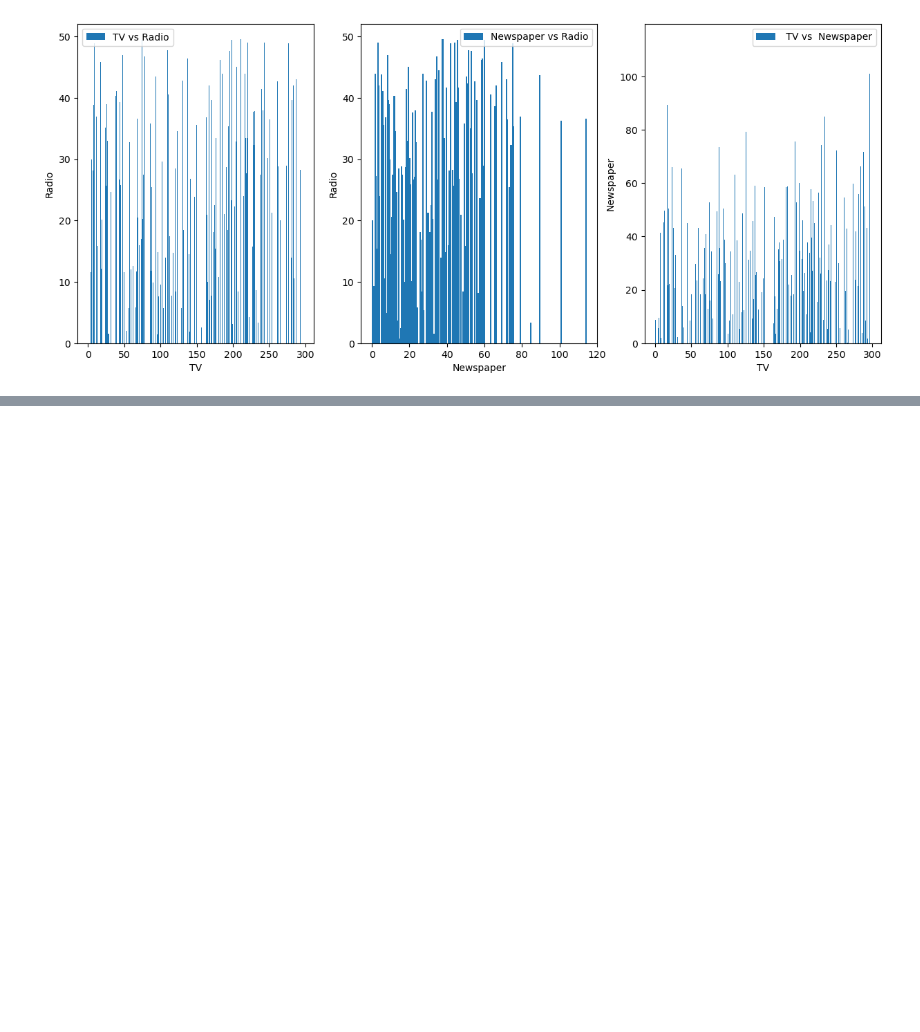
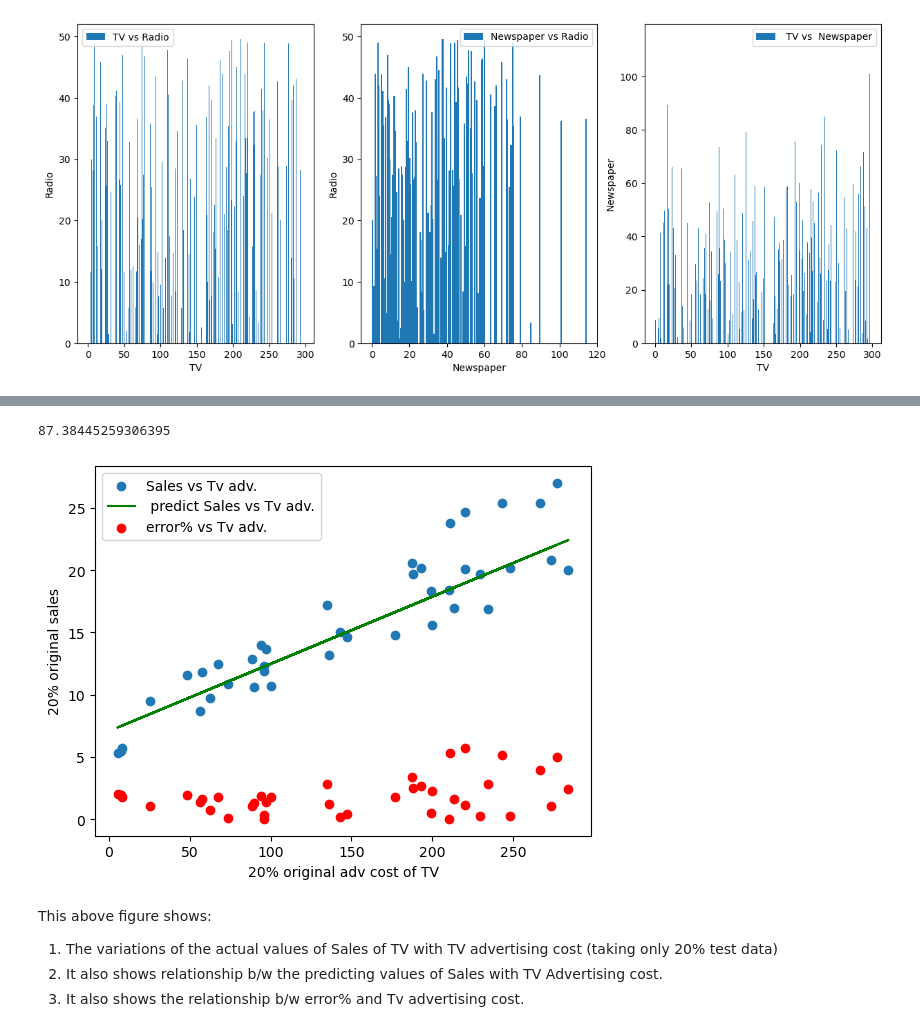
Before and after one commit to Shyam165/Summer-Internship, a Jupyter notebook: Machine Learning/Advertising.ipynb, the cells around one changed output, grey strips where cells are left out. Cells and saved outputs as stored; diff of their text form; code cells hidden in the pictures; blank space fills up the shorter version.

```diff
--- a/Machine Learning/Untitled.ipynb
+++ b/Machine Learning/Advertising.ipynb
@@ -147,0 +222,6 @@ plt.show()
+# %%
+df2=pd.DataFrame(Y_test)
+df2['Predict']=predictions
+df2['Error']=abs(df2['Sales'] - df2['Predict'])
+df2['Error%']=(df2['Error']/df2['Sales'])*100
+df2
@@ -147,0 +246,22 @@ plt.show()
+# %%
+d = df2['Error%'].mean()
+d =(100-d)
+d
+# %% [output]
+87.38445259306395
+# %%
+fig=plt.figure()
+plt.scatter(X_test, df2['Sales'], label="Sales vs Tv adv.")
+plt.xlabel("20% original adv cost of TV")
+plt.ylabel("20% original sales")
+plt.plot(X_test,df2['Predict'], color='g',label=" predict Sales vs Tv adv.")
+plt.scatter(X_test, df2['Error'], color='r',label="error% vs Tv adv.")
+plt.legend()
+plt.show()
+# %% [output]
+[figure, added]
+# %% [markdown]
+This above figure shows:
+1. The variations of the actual values of Sales of TV with  TV advertising cost (taking only 20% test data)
+2. It also shows relationship b/w the predicting values of Sales with TV Advertising cost.
+3. It also shows the relationship b/w error% and Tv advertising cost.
```
Also changed, not shown: parts of 9 cells of this notebook, 3 other files.
